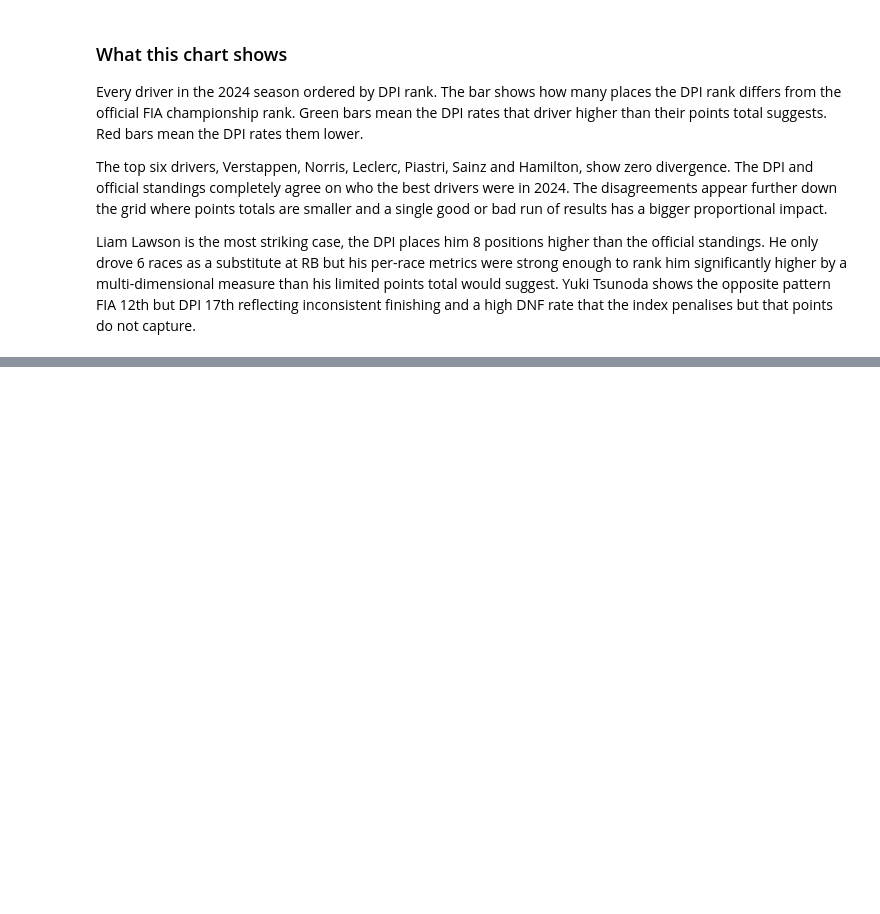
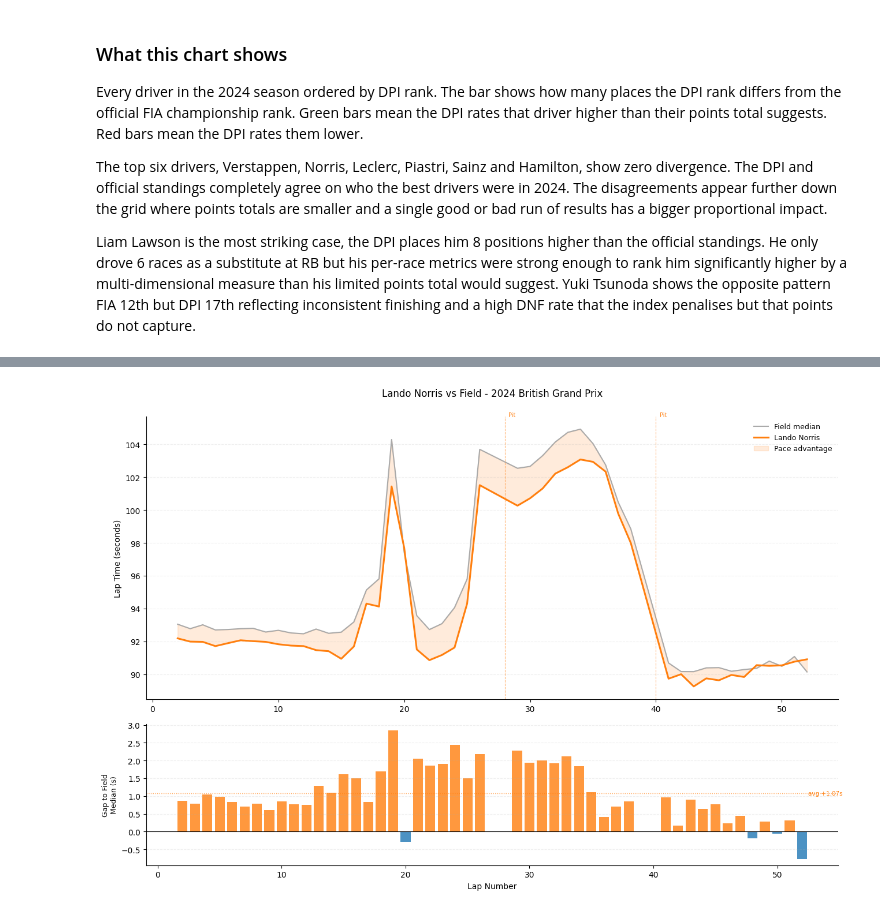
Before and after one commit to RichyJames/F1_RIchy_Odiase_Index, a Jupyter notebook: Notebooks/visualisation.ipynb, the cells around one changed output, grey strips where cells are left out. Saved outputs shown, nothing was run; the diff lists cells and outputs as text; code cells hidden in the pictures; blank space fills up the shorter version.

Commit message:
add Norris 2024 British GP lap time analysis vs field median from OpenF1

```diff
--- a/Notebooks/visualisation.ipynb
+++ b/Notebooks/visualisation.ipynb
@@ -838,0 +860,9 @@ higher by a multi-dimensional measure than his limited points total would sugges
+# %%
+SESSION_KEY_NOR = 9558
+
+laps_nor_raw = openf1_get('laps', params={'session_key': SESSION_KEY_NOR})
+laps_nor     = pd.DataFrame(laps_nor_raw)
+
+drivers_nor  = openf1_get('drivers', params={'session_key': SESSION_KEY_NOR})
+drivers_nor_df = pd.DataFrame(drivers_nor)
+print(drivers_nor_df[['driver_number', 'full_name', 'team_name']])
@@ -838,0 +887,11 @@ higher by a multi-dimensional measure than his limited points total would sugges
+# %%
+laps_nor_clean = laps_nor.copy()
+laps_nor_clean = laps_nor_clean.dropna(subset=['lap_duration', 'lap_number'])
+laps_nor_clean = laps_nor_clean[laps_nor_clean['lap_duration'] > 85]
+laps_nor_clean = laps_nor_clean[laps_nor_clean['lap_duration'] < 130]
+laps_nor_clean = laps_nor_clean[laps_nor_clean['lap_number'] > 1]
+
+print("Clean laps shape:", laps_nor_clean.shape)
+print("Lap range:", laps_nor_clean['lap_number'].min(),
+      "to", laps_nor_clean['lap_number'].max())
+print("\nDrivers:", sorted(laps_nor_clean['driver_number'].unique()))
@@ -838,0 +948,60 @@ higher by a multi-dimensional measure than his limited points total would sugges
+# %%
+fig, (ax1, ax2) = plt.subplots(2, 1, figsize=(13, 9),
+                                gridspec_kw={'height_ratios': [2, 1]})
+
+ax1.plot(field_nor['lap_number'], field_nor['field_median'],
+         color='#aaaaaa', linewidth=1.5, label='Field median', zorder=2)
+
+ax1.plot(merged_nor['lap_number'], merged_nor['lap_duration'],
+         color='#ff7f0e', linewidth=2.2, label='Lando Norris', zorder=3)
+
+ax1.fill_between(
+    merged_nor['lap_number'],
+    merged_nor['lap_duration'],
+    merged_nor['field_median'],
+    alpha=0.15, color='#ff7f0e', label='Pace advantage'
+)
+
+for pit in nor_pit_out:
+    ax1.axvline(pit, color='#ff7f0e', linewidth=0.8,
+                linestyle='--', alpha=0.6)
+    ax1.text(pit + 0.3, ax1.get_ylim()[1] if ax1.get_ylim()[1] < 130 else 92,
+             'Pit', fontsize=7, color='#ff7f0e')
+
+ax1.set_ylabel('Lap Time (seconds)', fontsize=10)
+ax1.set_title(
+    'Lando Norris vs Field - 2024 British Grand Prix\n',
+    fontsize=12, pad=10
+)
+ax1.spines['top'].set_visible(False)
+ax1.spines['right'].set_visible(False)
+ax1.grid(axis='y', alpha=0.2, linestyle='--')
+ax1.legend(fontsize=9, frameon=False)
+
+
+ax2.bar(merged_nor['lap_number'], merged_nor['gap_to_field'],
+        color=merged_nor['gap_to_field'].apply(
+            lambda x: '#ff7f0e' if x > 0 else '#1f77b4'),
+        width=0.8, alpha=0.8)
+
+ax2.axhline(0, color='black', linewidth=0.8)
+ax2.axhline(merged_nor['gap_to_field'].mean(),
+            color='#ff7f0e', linewidth=1,
+            linestyle=':', alpha=0.7)
+ax2.text(merged_nor['lap_number'].max() + 0.5,
+         merged_nor['gap_to_field'].mean(),
+         f"avg +{merged_nor['gap_to_field'].mean():.2f}s",
+         fontsize=7.5, color='#ff7f0e', va='center')
+
+ax2.set_xlabel('Lap Number', fontsize=10)
+ax2.set_ylabel('Gap to Field\nMedian (s)', fontsize=9)
+ax2.spines['top'].set_visible(False)
+ax2.spines['right'].set_visible(False)
+ax2.grid(axis='y', alpha=0.2, linestyle='--')
+
+plt.tight_layout()
+plt.savefig(OUTPUT_DIR / 'norris_2024_british_gp_lap_analysis.png',
+            dpi=200, bbox_inches='tight')
+plt.show()
+# %% [output]
+[figure, added]
```
Also changed, not shown: parts of 6 cells of this notebook.
